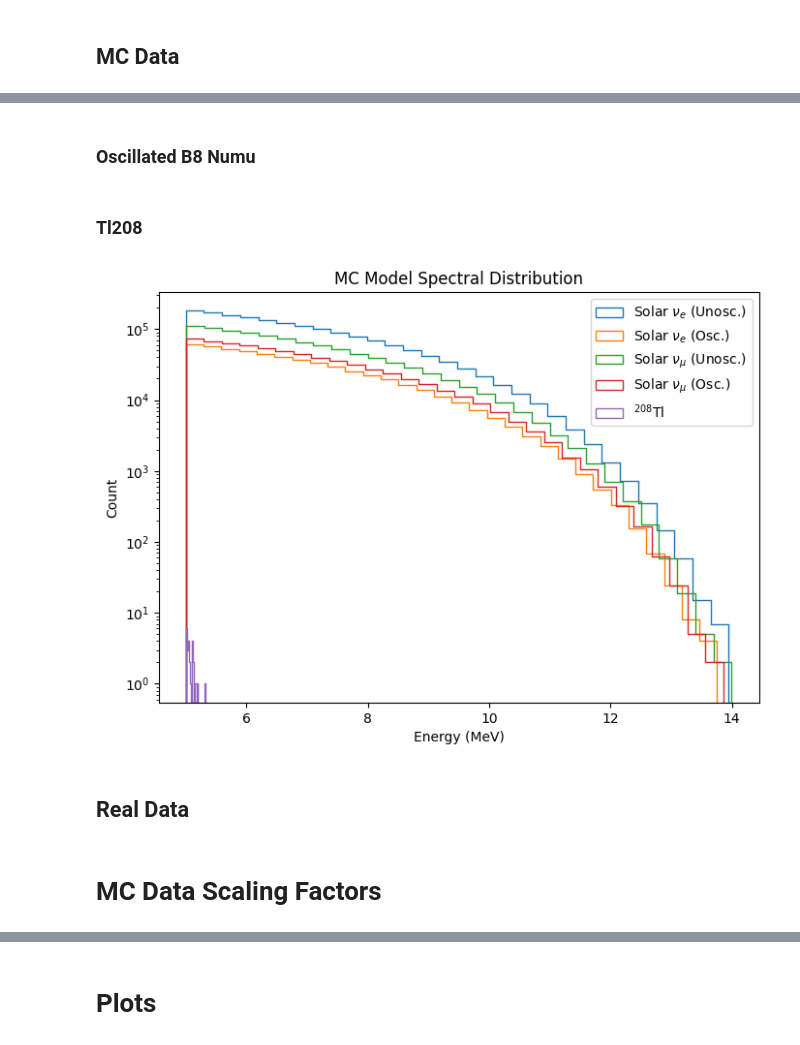
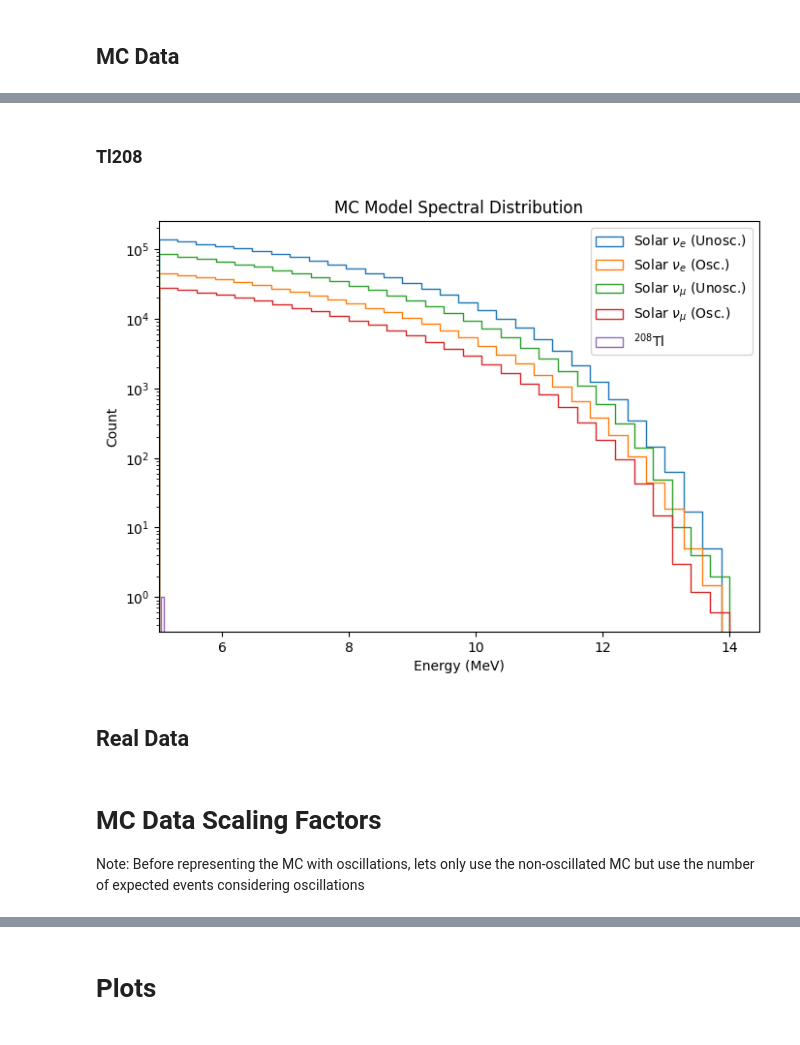
Before and after one commit to joankl/Solar-Neutrinos-Project, a Jupyter notebook: real data analysis/bisMSB/MC vs Data.ipynb, the cells around one changed output, grey strips where cells are left out. Cells and saved outputs as stored; diff of their text form; code cells hidden in the pictures.

```diff
--- a/real data analysis/bisMSB/MC vs Data.ipynb
+++ b/real data analysis/bisMSB/MC vs Data.ipynb
@@ -25,2 +28,4 @@ obs_list_data = ['energy', 'posr_av', 'posx', 'posy', 'posz_av']
+# %%
+posr_cut = 5000
 # %% [markdown]
 ## MC Data
@@ -29,3 +55,22 @@ obs_list_data = ['energy', 'posr_av', 'posx', 'posy', 'posz_av']
+# %%
+#main_dir = 'E:/Data/solars/mc/bisMSB/b8Nue/np_array_resume/'
+main_dir = '/home/joankl/data/solars/mc/bisMSB/b8Numu/np_array_resume/'
+
+# ------- Observable Dictionary -------
+obs_dict_b8_Numu_mc = {obs: np.array([]) for obs in obs_list_solar_mc}
+
+# ------- Load and save observables in dictionary -------
+for obs in obs_list_solar_mc:
+    obs_i = np.load(main_dir + obs + '.npy')
+    obs_dict_b8_Numu_mc[obs] = np.append(obs_dict_b8_Numu_mc[obs], obs_i)
+
+# ---- Cut Condition ----
+cut_condition = (obs_dict_b8_Numu_mc['posr_av'] <= posr_cut)
+
+# ---- Choose observables ----
+n_init_evs_b8_Numu_mc = obs_dict_b8_Numu_mc['n_init_evs']
+energy_b8_Numu_mc = obs_dict_b8_Numu_mc['energy'][cut_condition]
+Pee_b8_Numu_mc = obs_dict_b8_Numu_mc['Pee'][cut_condition]
 # %%
 #main_dir = 'E:/Data/solars/mc/bisMSB/b8Nue/np_array_resume/'
 main_dir = '/home/joankl/data/solars/mc/bisMSB/b8Nue/non_osc/np_array_resume/'
@@ -74,6 +131,4 @@ energy_b8_unosc_Numu_mc = obs_dict_b8_Numu_mc['energy']
 n_init_evs_b8_unosc_Numu_mc = obs_dict_b8_Numu_mc['n_init_evs']
-# %% [markdown]
-### Oscillated B8 Numu
 # %%
 #main_dir = 'E:/Data/solars/mc/bisMSB/b8Numu/np_array_resume/'
 main_dir = '/home/joankl/data/solars/mc/bisMSB/b8Numu/osc/np_array_resume/'
@@ -95,34 +154,42 @@ n_init_evs_b8_osc_Numu_mc = obs_dict_b8_Numu_mc['n_init_evs']
 main_dir = '/home/joankl/data/solars/mc/bisMSB/tl208/np_array_resume/'
 
 # ------- Observable Dictionary -------
-obs_dict_tl208_mc = {obs:  np.array([]) for obs in obs_list_mc}
+obs_dict_tl208_mc = {obs: np.array([]) for obs in obs_list_tl208_mc}
 
 # ------- Load and save observables in dictionary -------
-for obs in obs_list_mc:
+for obs in obs_list_tl208_mc:
     obs_i = np.load(main_dir + obs + '.npy')
     obs_dict_tl208_mc[obs] = np.append(obs_dict_tl208_mc[obs], obs_i)
 
-energy_tl208_mc = obs_dict_tl208_mc['energy']
+# ---- Cut Condition ----
+cut_condition = (obs_dict_tl208_mc['posr_av'] <= posr_cut)
+
+# ---- Choose observables ----
+energy_tl208_mc = obs_dict_tl208_mc['energy'][cut_condition]
 n_init_evs_tl208_mc = obs_dict_tl208_mc['n_init_evs']
 # %%
 plt.figure(figsize = (8,5.5))
 
-sn.histplot(energy_b8_unosc_Nue_mc, bins = 30, element = 'step', alpha = 0, label = r'Solar $\nu_e$ (Unosc.)')
-sn.histplot(energy_b8_osc_Nue_mc, bins = 30, element = 'step', alpha = 0, label = r'Solar $\nu_e$ (Osc.)')
-sn.histplot(energy_b8_unosc_Numu_mc, bins = 30, element = 'step', alpha = 0, label = r'Solar $\nu_\mu$ (Unosc.)')
-sn.histplot(energy_b8_osc_Numu_mc, bins = 30, element = 'step', alpha = 0, label = r'Solar $\nu_\mu$ (Osc.)')
-sn.histplot(energy_tl208_mc, bins = 30, element = 'step', alpha = 0, label = '$^{208}$Tl')
+bins = 30
+
+sn.histplot(energy_b8_Nue_mc, bins = bins, element = 'step', alpha = 0, label = r'Solar $\nu_e$ (Unosc.)')
+sn.histplot(x = energy_b8_Nue_mc, bins = bins, element = 'step', alpha = 0, weights = Pee_b8_Nue_mc , label = r'Solar $\nu_e$ (Osc.)')
+sn.histplot(energy_b8_Numu_mc, bins = bins, element = 'step', alpha = 0, label = r'Solar $\nu_\mu$ (Unosc.)')
+sn.histplot(x = energy_b8_Numu_mc, bins = bins, element = 'step', alpha = 0, weights = Pee_b8_Numu_mc, label = r'Solar $\nu_\mu$ (Osc.)')
+sn.histplot(energy_tl208_mc, bins = bins, element = 'step', alpha = 0, label = '$^{208}$Tl')
 
 plt.xlabel('Energy (MeV)')
 
 plt.yscale('log')
 plt.legend(loc = 'best')
 
 plt.title('MC Model Spectral Distribution')
 
+plt.xlim(5,)
+
 plt.show()
 # %% [output]
-[figure, old version]
+[figure, new version]
 # %% [markdown]
 ## Real Data
 # %%
@@ -154,3 +225,5 @@ energy_data = obs_dict_data['energy']
 #posz = obs_dict['posz_av']
 # %% [markdown]
 # MC Data Scaling Factors
+
+Note: Before representing the MC with oscillations, lets only use the non-oscillated MC but use the number of expected events considering oscillations
```
Also changed, not shown: parts of 21 cells of this notebook, 2 other files.
